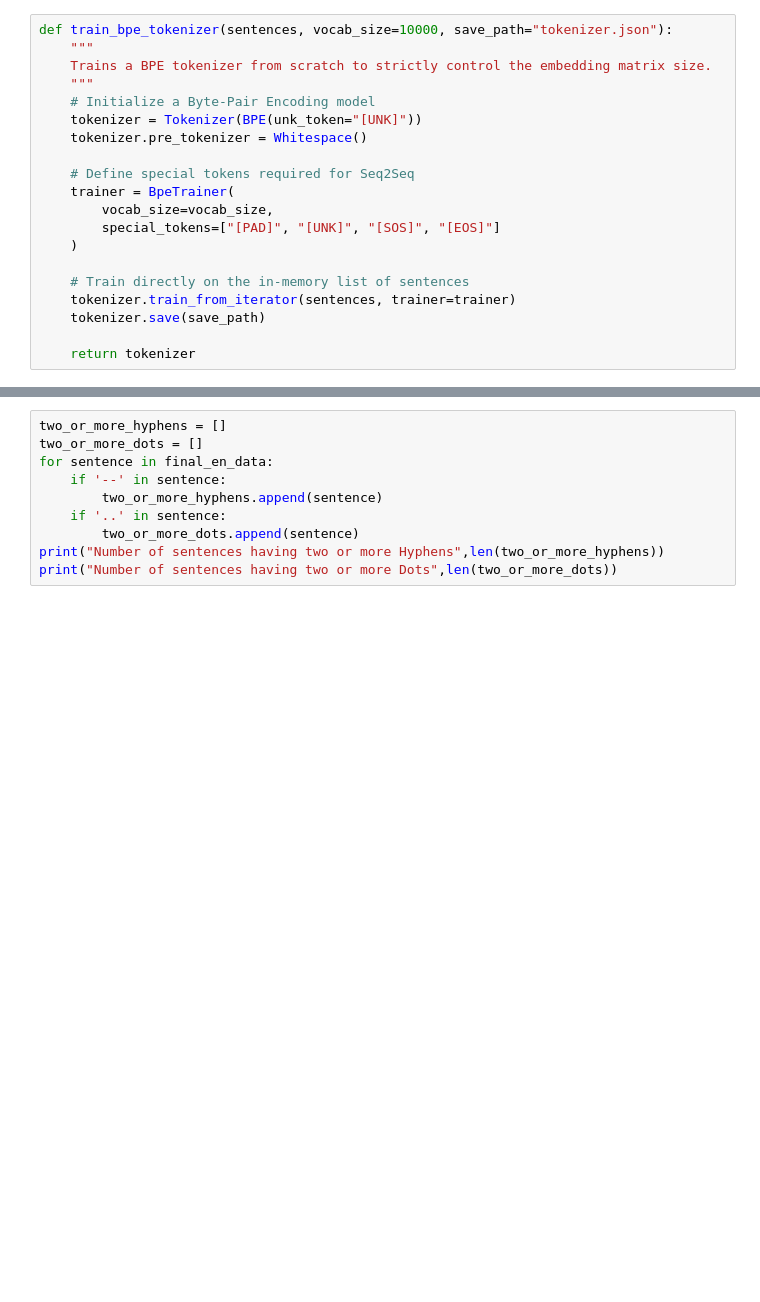
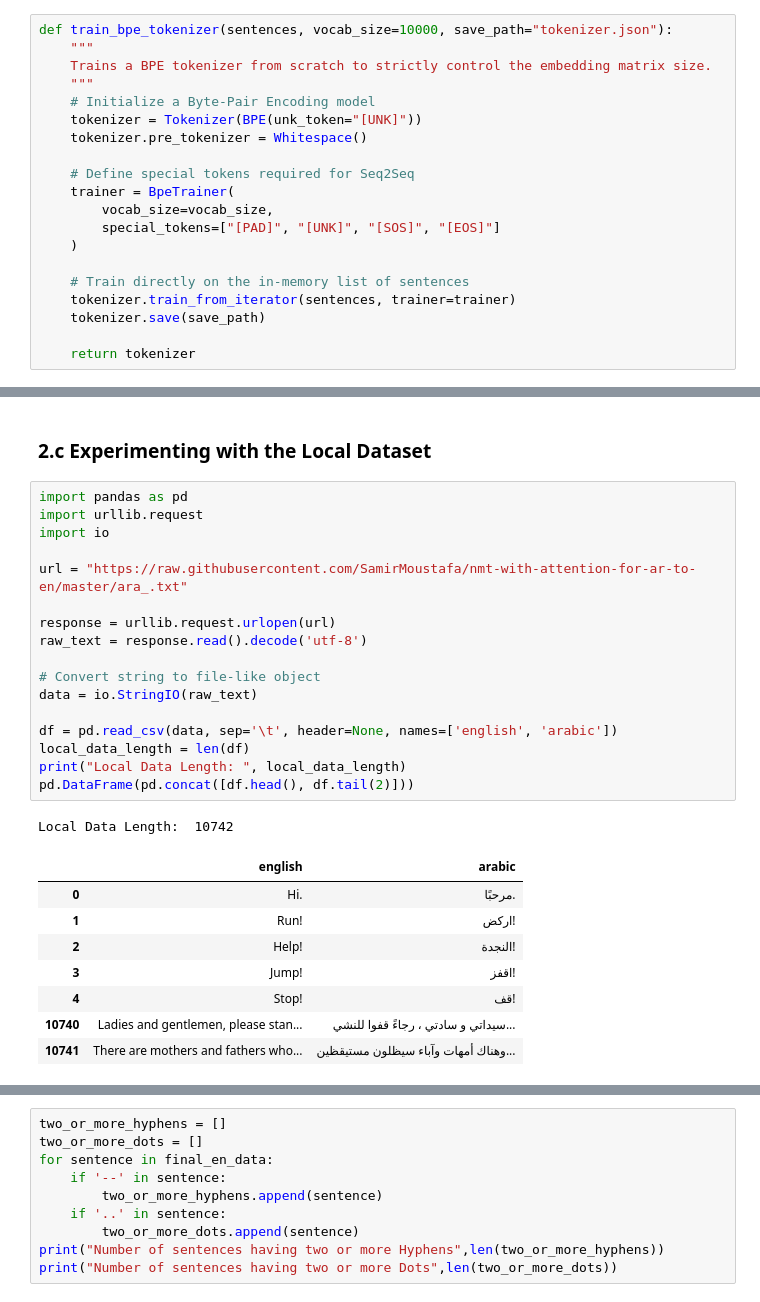
Before and after one commit to michael-nabil/Neural-Machine-Translation, a Jupyter notebook: en_ar_translation.ipynb, the cells around one changed output, grey strips where cells are left out. Cells and saved outputs as stored; diff of their text form; blank space fills up the shorter version.

```diff
--- a/en_ar_translation.ipynb
+++ b/en_ar_translation.ipynb
@@ -178,3 +182,32 @@ Pipeline Complete! Yielded 83171 pristine, NMT-ready pairs.
+# %% [markdown]
+### 2.c Experimenting with the Local Dataset
+# %%
+import pandas as pd
+import urllib.request
+import io
+
+url = "https://raw.githubusercontent.com/SamirMoustafa/nmt-with-attention-for-ar-to-en/master/ara_.txt"
+
+response = urllib.request.urlopen(url)
+raw_text = response.read().decode('utf-8')
+
+# Convert string to file-like object
+data = io.StringIO(raw_text)
+
+df = pd.read_csv(data, sep='\t', header=None, names=['english', 'arabic'])
+local_data_length = len(df)
+print("Local Data Length: ", local_data_length)
+pd.DataFrame(pd.concat([df.head(), df.tail(2)]))
+# %% [output]
+Local Data Length:  10742
+|  | english | arabic |
+| 0 | Hi. | مرحبًا. |
+| 1 | Run! | اركض! |
+| 2 | Help! | النجدة! |
+| 3 | Jump! | اقفز! |
+| 4 | Stop! | قف! |
+| 10740 | Ladies and gentlemen, please stan... | سيداتي و سادتي ، رجاءً قفوا للنشي... |
+| 10741 | There are mothers and fathers who... | وهناك أمهات وآباء سيظلون مستيقظين... |
 # %%
 TRAINING_PAIRS_COUNT = len(final_en_data)
 SOURCES = {"Helsinki-NLP/opus-100": 80000,
```
Also changed, not shown: parts of 25 cells of this notebook.
